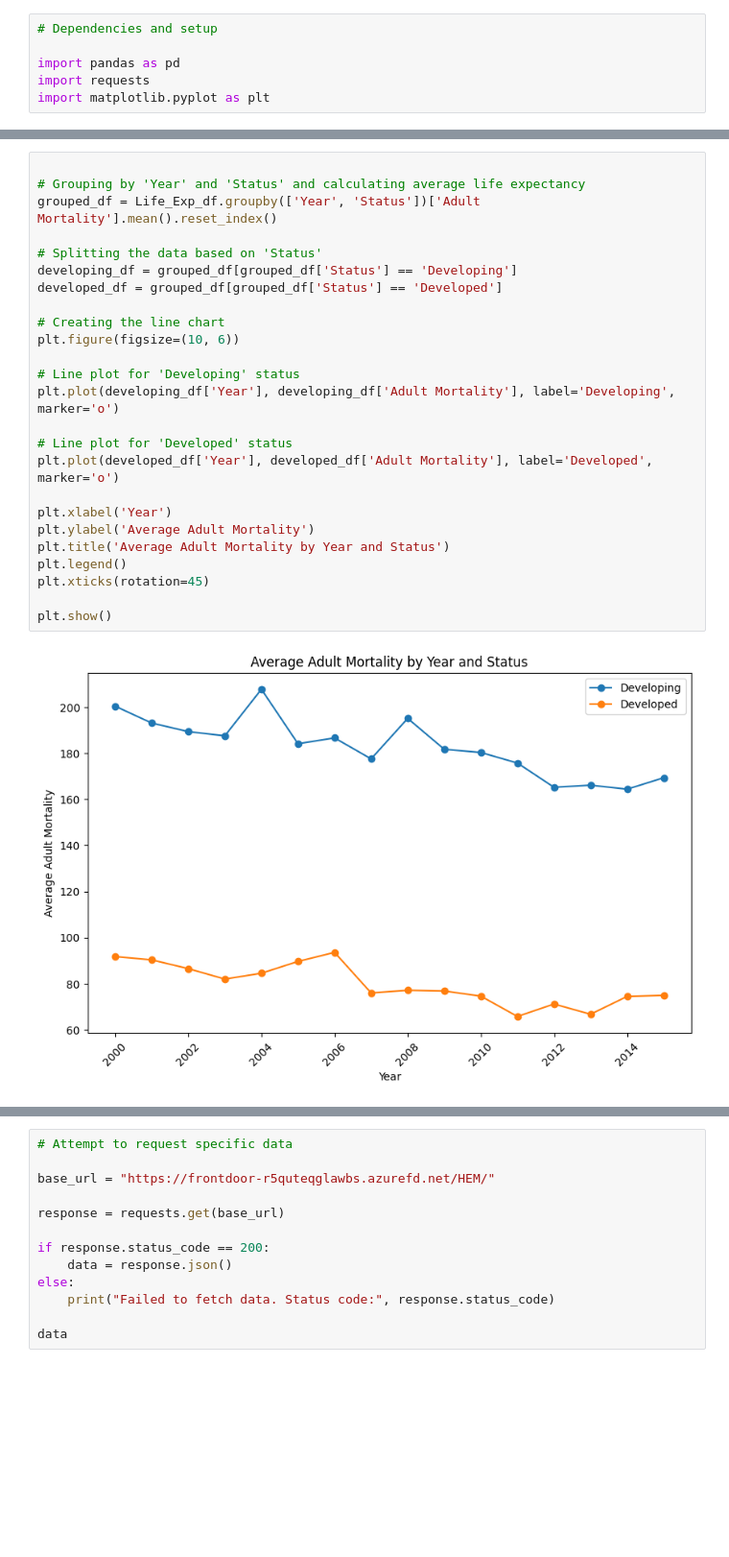
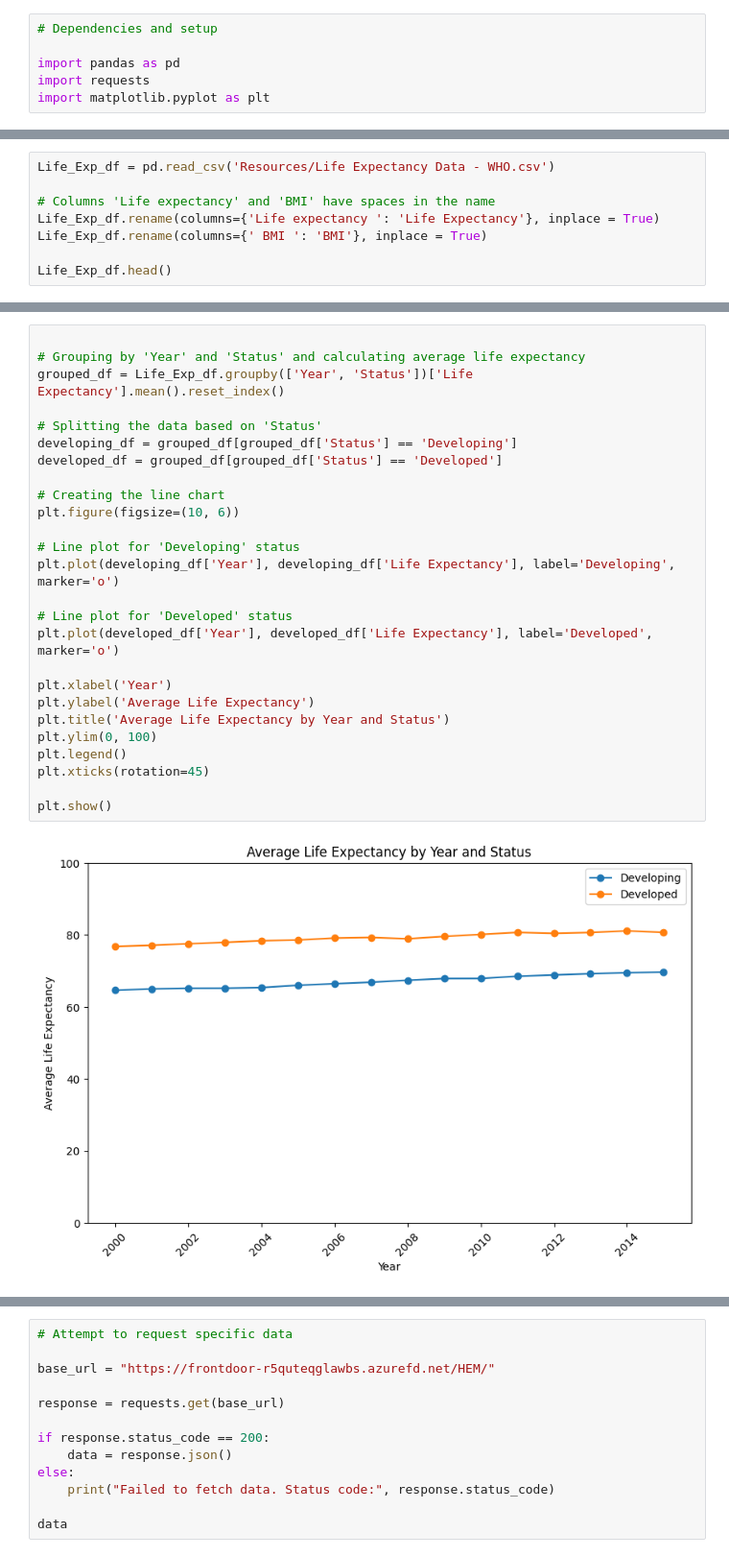
Before and after one commit to JNorthData/Life_Expectancy, a Jupyter notebook: life-expectancy.ipynb, the cells around one changed output, grey strips where cells are left out. Shown at 96% size. Saved outputs shown, nothing was run; the diff lists cells and outputs as text; blank space fills up the shorter version.

```diff
--- a/life-expectancy.ipynb
+++ b/life-expectancy.ipynb
@@ -28,0 +11,8 @@ Life_Exp_df
+# %%
+Life_Exp_df = pd.read_csv('Resources/Life Expectancy Data - WHO.csv')
+
+# Columns 'Life expectancy' and 'BMI' have spaces in the name
+Life_Exp_df.rename(columns={'Life expectancy ': 'Life Expectancy'}, inplace = True)
+Life_Exp_df.rename(columns={' BMI ': 'BMI'}, inplace = True)
+
+Life_Exp_df.head()
@@ -29,28 +58,29 @@ Life_Exp_df
 # %%
 
 # Grouping by 'Year' and 'Status' and calculating average life expectancy
-grouped_df = Life_Exp_df.groupby(['Year', 'Status'])['Adult Mortality'].mean().reset_index()
+grouped_df = Life_Exp_df.groupby(['Year', 'Status'])['Life Expectancy'].mean().reset_index()
 
 # Splitting the data based on 'Status'
 developing_df = grouped_df[grouped_df['Status'] == 'Developing']
 developed_df = grouped_df[grouped_df['Status'] == 'Developed']
 
 # Creating the line chart
 plt.figure(figsize=(10, 6))
 
 # Line plot for 'Developing' status
-plt.plot(developing_df['Year'], developing_df['Adult Mortality'], label='Developing', marker='o')
+plt.plot(developing_df['Year'], developing_df['Life Expectancy'], label='Developing', marker='o')
 
 # Line plot for 'Developed' status
-plt.plot(developed_df['Year'], developed_df['Adult Mortality'], label='Developed', marker='o')
+plt.plot(developed_df['Year'], developed_df['Life Expectancy'], label='Developed', marker='o')
 
 plt.xlabel('Year')
-plt.ylabel('Average Adult Mortality')
-plt.title('Average Adult Mortality by Year and Status')
+plt.ylabel('Average Life Expectancy')
+plt.title('Average Life Expectancy by Year and Status')
+plt.ylim(0, 100)
 plt.legend()
 plt.xticks(rotation=45)
 
 plt.show()
 # %% [output]
-[figure, old version]
+[figure, new version]
 # %% [markdown]
```
Also changed, not shown: parts of 9 cells of this notebook, 3 other files.
